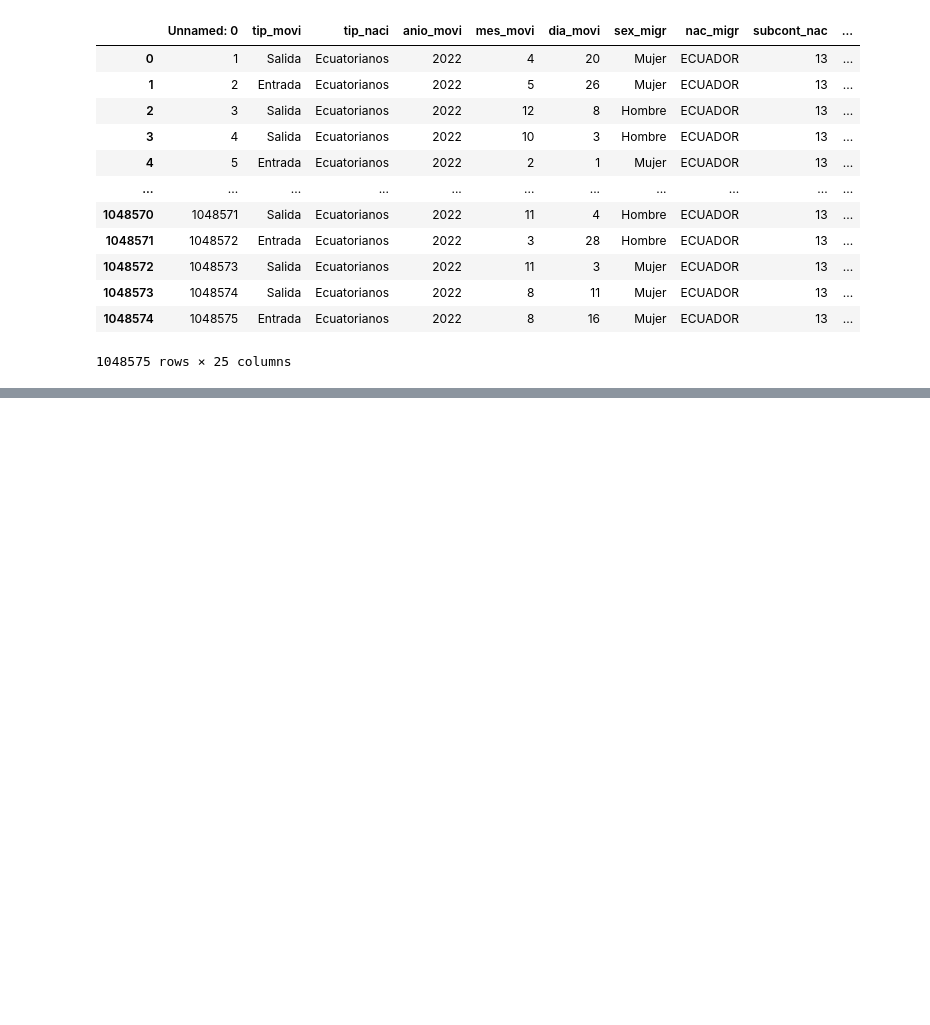
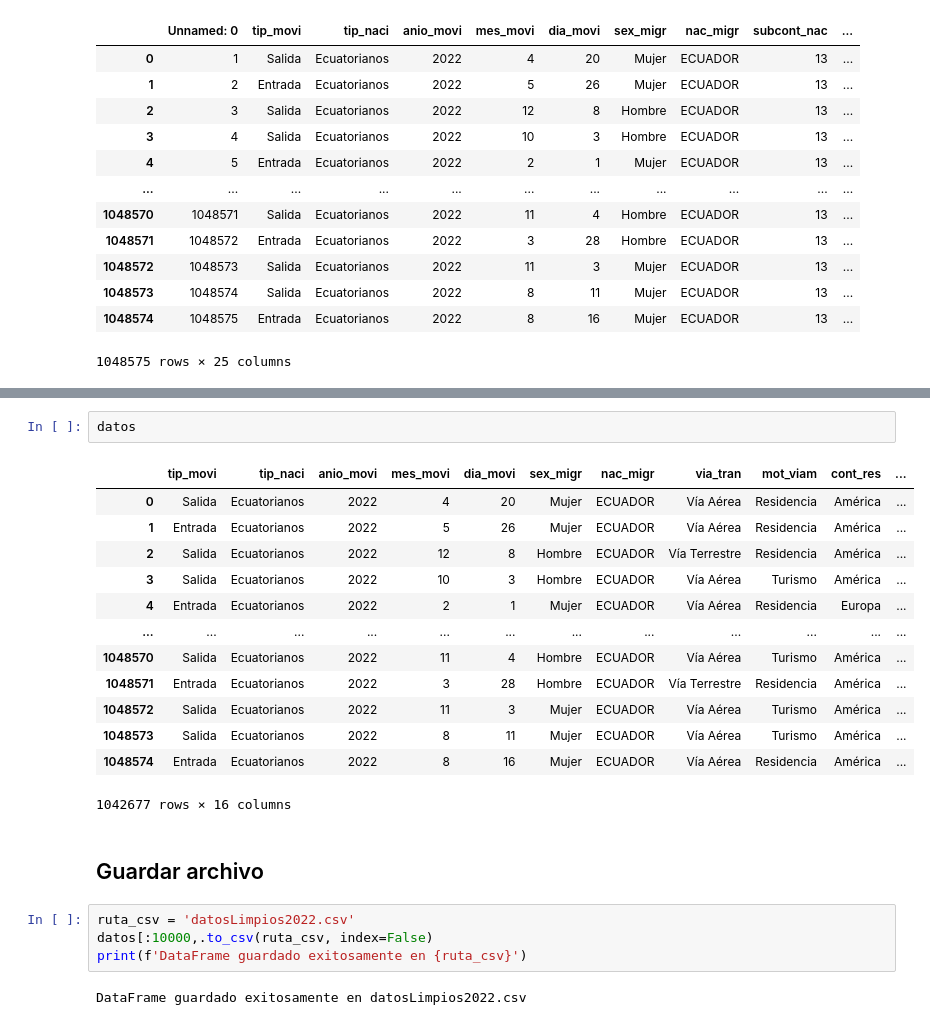
Before and after one commit to DarinkaTownsend/ciencia-de-datos, a Jupyter notebook: limpieza datos.ipynb, the cells around one changed output, grey strips where cells are left out. Drawn from its saved outputs; the diff is of its cells as text; blank space fills up the shorter version.

```diff
--- a/limpieza datos.ipynb
+++ b/limpieza datos.ipynb
@@ -286,0 +578,24 @@ datos
+# %%
+datos
+# %% [output]
+|  | tip_movi | tip_naci | anio_movi | mes_movi | dia_movi | sex_migr | nac_migr | via_tran | mot_viam | cont_res | ... |
+| 0 | Salida | Ecuatorianos | 2022 | 4 | 20 | Mujer | ECUADOR | Vía Aérea | Residencia | América | ... |
+| 1 | Entrada | Ecuatorianos | 2022 | 5 | 26 | Mujer | ECUADOR | Vía Aérea | Residencia | América | ... |
+| 2 | Salida | Ecuatorianos | 2022 | 12 | 8 | Hombre | ECUADOR | Vía Terrestre | Residencia | América | ... |
+| 3 | Salida | Ecuatorianos | 2022 | 10 | 3 | Hombre | ECUADOR | Vía Aérea | Turismo | América | ... |
+| 4 | Entrada | Ecuatorianos | 2022 | 2 | 1 | Mujer | ECUADOR | Vía Aérea | Residencia | Europa | ... |
+| ... | ... | ... | ... | ... | ... | ... | ... | ... | ... | ... | ... |
+| 1048570 | Salida | Ecuatorianos | 2022 | 11 | 4 | Hombre | ECUADOR | Vía Aérea | Turismo | América | ... |
+| 1048571 | Entrada | Ecuatorianos | 2022 | 3 | 28 | Hombre | ECUADOR | Vía Terrestre | Residencia | América | ... |
+| 1048572 | Salida | Ecuatorianos | 2022 | 11 | 3 | Mujer | ECUADOR | Vía Aérea | Turismo | América | ... |
+| 1048573 | Salida | Ecuatorianos | 2022 | 8 | 11 | Mujer | ECUADOR | Vía Aérea | Turismo | América | ... |
+| 1048574 | Entrada | Ecuatorianos | 2022 | 8 | 16 | Mujer | ECUADOR | Vía Aérea | Residencia | América | ... |
+1042677 rows × 16 columns
+# %% [markdown]
+## Guardar archivo
+# %%
+ruta_csv = 'datosLimpios2022.csv'
+datos[:10000,.to_csv(ruta_csv, index=False)
+print(f'DataFrame guardado exitosamente en {ruta_csv}')
+# %% [output]
+DataFrame guardado exitosamente en datosLimpios2022.csv
```
Also changed, not shown: parts of 21 cells of this notebook, 1 other file.
